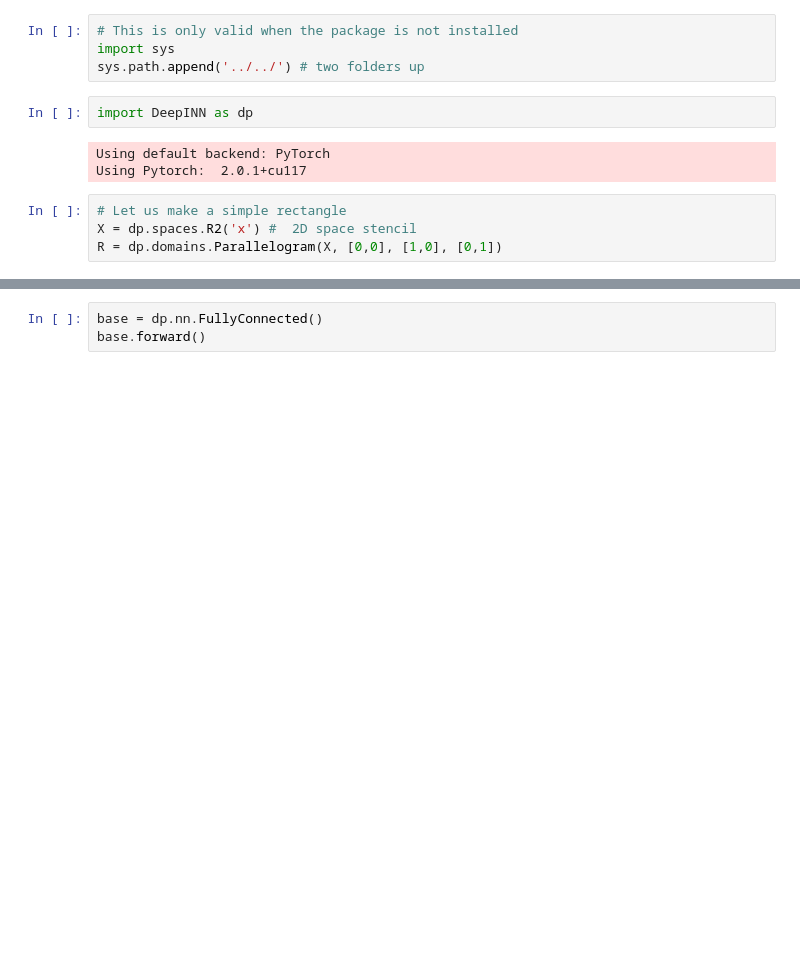
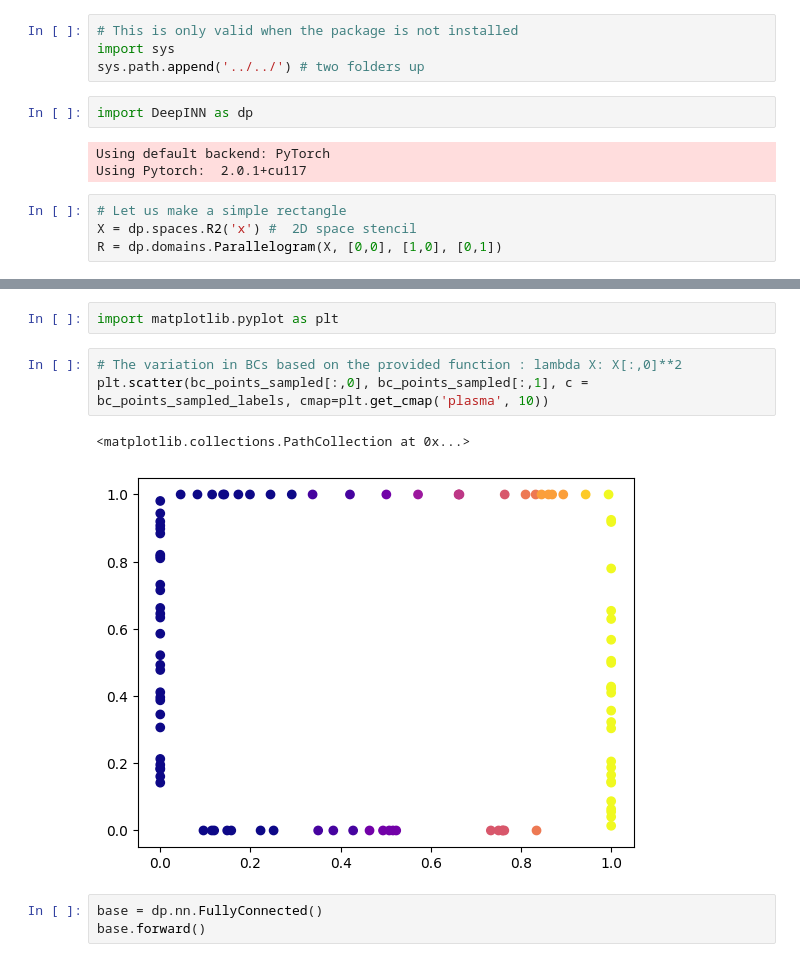
Before and after one commit to praksharma/DeepINN, a Jupyter notebook: Tutorials/2. Fully connected/1. FullyConnected.ipynb, the cells around one changed output, grey strips where cells are left out. Drawn from its saved outputs; the diff is of its cells as text; blank space fills up the shorter version.

```diff
--- a/Tutorials/2. Fully connected/1. FullyConnected.ipynb
+++ b/Tutorials/2. Fully connected/1. FullyConnected.ipynb
@@ -30,3 +62,11 @@ dp.utils.scatter(X, bc_points_right.sample_points())
+# %%
+import matplotlib.pyplot as plt
+# %%
+# The variation in BCs based on the provided function : lambda X: X[:,0]**2
+plt.scatter(bc_points_sampled[:,0], bc_points_sampled[:,1], c = bc_points_sampled_labels, cmap=plt.get_cmap('plasma', 10))
+# %% [output]
+<matplotlib.collections.PathCollection at 0x...>
+[figure, added]
 # %%
 base = dp.nn.FullyConnected()
 base.forward()
```
Also changed, not shown: parts of 7 cells of this notebook, 1 other file.
